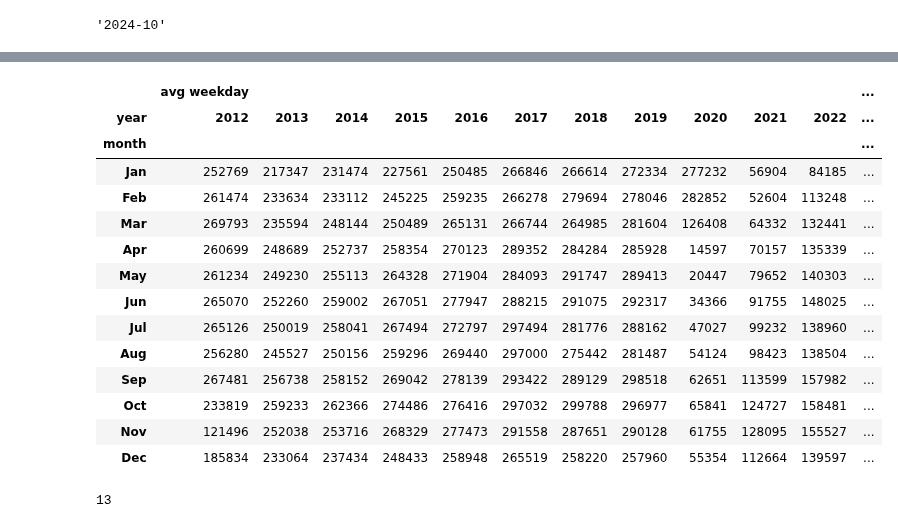
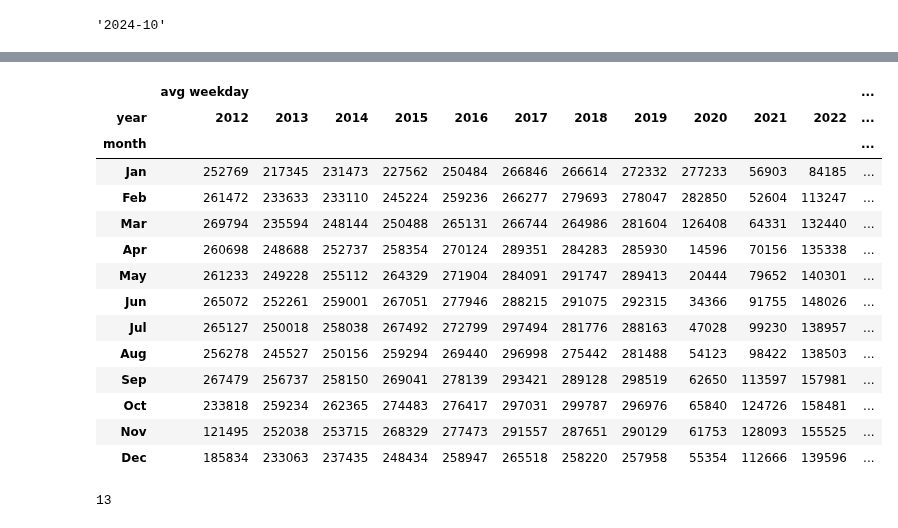
Before and after one commit to hudcostreets/path, a Jupyter notebook: months.ipynb, the cells around one changed output, grey strips where cells are left out. Drawn from its saved outputs; the diff is of its cells as text; code cells hidden in the pictures.

```diff
--- a/months.ipynb
+++ b/months.ipynb
@@ -28,8 +28,12 @@ df = concat([
     read_parquet(pqt_path)
     for pqt_path in sorted(glob.glob('data/2*.pqt'))
     if fullmatch(r'\d{4}\.pqt', basename(pqt_path))
-]).reset_index(level=1)
-df['station'] = df.station.apply(lambda s: rename_stations.get(s, s))
-df = df.set_index('station', append=True)
+]).reset_index()
+stations = df.station.apply(lambda s: rename_stations.get(s, s))
+df['station'] = stations
+df = df[~df.station.str.contains('TOTAL')].copy()
+df['dt'] = to_dt(df.month)
+df['year'] = df.dt.dt.year
+df['month_idx'] = df.dt.dt.month
 df
 # %% [output]
@@ -49,0 +53,7 @@ df
+# %%
+dfs = []
+for pqt_path in sorted(glob.glob('data/2*-day-types.pqt')):
+    year = fullmatch(r'(?P<y>\d{4})-day-types\.pqt', basename(pqt_path))['y']
+    dfs.append(read_parquet(pqt_path).assign(year=int(year)))
+day_hists = pd.concat(dfs).reset_index().set_index(['year', 'month'])
+day_hists
@@ -109,11 +167,11 @@ end_month
 # %% [output]
 '2024-10'
 # %%
-month_totals = df.drop(columns='station').groupby('month').sum()
-month_dt = to_dt(month_totals.index.to_series())
+mt = m.drop(columns='station').groupby('month').sum()
+month_dt = to_dt(mt.index.to_series())
 months = month_dt.dt
 month_idxs = months.month.rename('month_idx')
 years = months.year.rename('year')
-month_totals = sxs(years, month_idxs, month_totals)
-month_totals
+mt = sxs(years, month_idxs, mt)
+mt
 # %% [output]
@@ -167,6 +191,0 @@ nums
-# %%
-m = df.merge(nums, how='left', left_on='month', right_index=True)
-df['avg weekend'] = round((df['total sat'] + df['total sun']) / m['num weekends']).astype(int)
-cols = df.columns.tolist()
-df = df[cols[:4] + ['avg weekend'] + cols[4:-1]]
-df
@@ -224,32 +192,32 @@ month_totals[month_totals.year == 2012]
 # %%
 from calendar import month_abbr
 pivoted = (
-    month_totals
-    .assign(month=month_totals.month_idx.apply(lambda m: month_abbr[m]))
+    mt
+    .assign(month=mt.month_idx.apply(lambda m: month_abbr[m]))
     .set_index(['month_idx', 'month'])
     [['year', 'avg weekday', 'avg weekend', 'avg sat', 'avg sun']]
     .pivot(columns='year')
     .replace(nan, 0).astype(int)
     .sort_index()
     .reset_index(level=0, drop=True)
 )
 pivoted
 # %% [output]
 |  | avg weekday |  |  |  |  |  |  |  |  |  |  | ... |
 | year | 2012 | 2013 | 2014 | 2015 | 2016 | 2017 | 2018 | 2019 | 2020 | 2021 | 2022 | ... |
 | month |  |  |  |  |  |  |  |  |  |  |  | ... |
-| Jan | 252769 | 217347 | 231474 | 227561 | 250485 | 266846 | 266614 | 272334 | 277232 | 56904 | 84185 | ... |
-| Feb | 261474 | 233634 | 233112 | 245225 | 259235 | 266278 | 279694 | 278046 | 282852 | 52604 | 113248 | ... |
-| Mar | 269793 | 235594 | 248144 | 250489 | 265131 | 266744 | 264985 | 281604 | 126408 | 64332 | 132441 | ... |
-| Apr | 260699 | 248689 | 252737 | 258354 | 270123 | 289352 | 284284 | 285928 | 14597 | 70157 | 135339 | ... |
-| May | 261234 | 249230 | 255113 | 264328 | 271904 | 284093 | 291747 | 289413 | 20447 | 79652 | 140303 | ... |
-| Jun | 265070 | 252260 | 259002 | 267051 | 277947 | 288215 | 291075 | 292317 | 34366 | 91755 | 148025 | ... |
-| Jul | 265126 | 250019 | 258041 | 267494 | 272797 | 297494 | 281776 | 288162 | 47027 | 99232 | 138960 | ... |
-| Aug | 256280 | 245527 | 250156 | 259296 | 269440 | 297000 | 275442 | 281487 | 54124 | 98423 | 138504 | ... |
-| Sep | 267481 | 256738 | 258152 | 269042 | 278139 | 293422 | 289129 | 298518 | 62651 | 113599 | 157982 | ... |
-| Oct | 233819 | 259233 | 262366 | 274486 | 276416 | 297032 | 299788 | 296977 | 65841 | 124727 | 158481 | ... |
-| Nov | 121496 | 252038 | 253716 | 268329 | 277473 | 291558 | 287651 | 290128 | 61755 | 128095 | 155527 | ... |
-| Dec | 185834 | 233064 | 237434 | 248433 | 258948 | 265519 | 258220 | 257960 | 55354 | 112664 | 139597 | ... |
+| Jan | 252769 | 217345 | 231473 | 227562 | 250484 | 266846 | 266614 | 272332 | 277233 | 56903 | 84185 | ... |
+| Feb | 261472 | 233633 | 233110 | 245224 | 259236 | 266277 | 279693 | 278047 | 282850 | 52604 | 113247 | ... |
+| Mar | 269794 | 235594 | 248144 | 250488 | 265131 | 266744 | 264986 | 281604 | 126408 | 64331 | 132440 | ... |
+| Apr | 260698 | 248688 | 252737 | 258354 | 270124 | 289351 | 284283 | 285930 | 14596 | 70156 | 135338 | ... |
+| May | 261233 | 249228 | 255112 | 264329 | 271904 | 284091 | 291747 | 289413 | 20444 | 79652 | 140301 | ... |
+| Jun | 265072 | 252261 | 259001 | 267051 | 277946 | 288215 | 291075 | 292315 | 34366 | 91755 | 148026 | ... |
+| Jul | 265127 | 250018 | 258038 | 267492 | 272799 | 297494 | 281776 | 288163 | 47028 | 99230 | 138957 | ... |
+| Aug | 256278 | 245527 | 250156 | 259294 | 269440 | 296998 | 275442 | 281488 | 54123 | 98422 | 138503 | ... |
+| Sep | 267479 | 256737 | 258150 | 269041 | 278139 | 293421 | 289128 | 298519 | 62650 | 113597 | 157981 | ... |
+| Oct | 233818 | 259234 | 262365 | 274483 | 276417 | 297031 | 299787 | 296976 | 65840 | 124726 | 158481 | ... |
+| Nov | 121495 | 252038 | 253715 | 268329 | 277473 | 291557 | 287651 | 290129 | 61753 | 128093 | 155525 | ... |
+| Dec | 185834 | 233063 | 237435 | 248434 | 258947 | 265518 | 258220 | 257958 | 55354 | 112666 | 139596 | ... |
 # %%
 import plotly.express as px
 from IPython.display import Image
```
Also changed, not shown: parts of 16 cells of this notebook, 47 other files.
